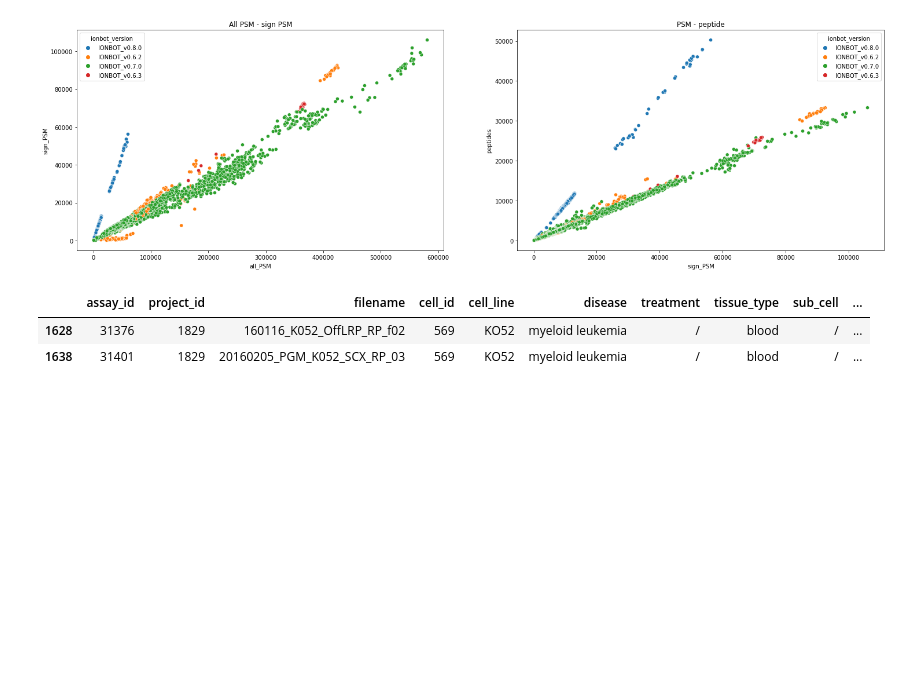
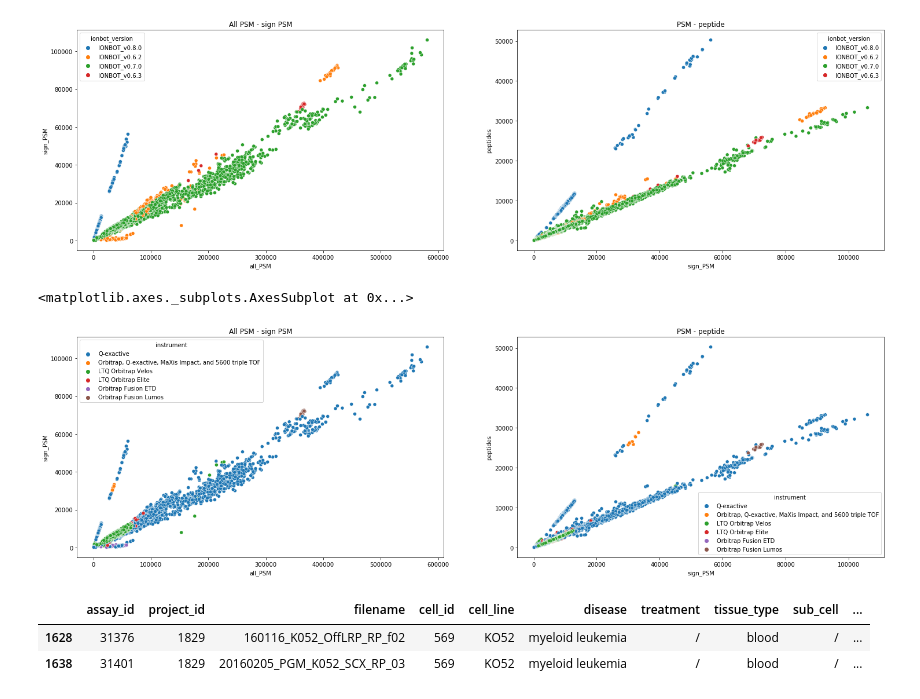
Before and after one commit to SamvPy/Master_thesis_AJ_22_23, a Jupyter notebook: master_thesis/Atlas_creation/data_overview.ipynb, the cells around one changed output. Saved outputs shown, nothing was run; the diff lists cells and outputs as text; code cells hidden in the pictures; blank space fills up the shorter version.

```diff
--- a/master_thesis/Atlas_creation/data_overview.ipynb
+++ b/master_thesis/Atlas_creation/data_overview.ipynb
@@ -52,6 +52,17 @@ sns.scatterplot(x= meta["sign_PSM"], y = meta["peptides"], ax = ax[1], hue = met
 # %% [output]
 <matplotlib.axes._subplots.AxesSubplot at 0x...>
 [figure]
+# %%
+fig, ax = plt.subplots(1,2, figsize = (25,7))
+
+ax[0].set_title("All PSM - sign PSM")
+ax[1].set_title("PSM - peptide")
+
+sns.scatterplot(x= meta["all_PSM"], y = meta["sign_PSM"], ax = ax[0], hue = meta["instrument"], legend=True)
+sns.scatterplot(x= meta["sign_PSM"], y = meta["peptides"], ax = ax[1], hue = meta["instrument"], legend=True)
+# %% [output]
+<matplotlib.axes._subplots.AxesSubplot at 0x...>
+[figure, added]
 # %%
 meta[meta.assay_id.isin([31376, 31401])]
 # %% [output]
```
Also changed, not shown: parts of 2 cells of this notebook, 45 other files.
